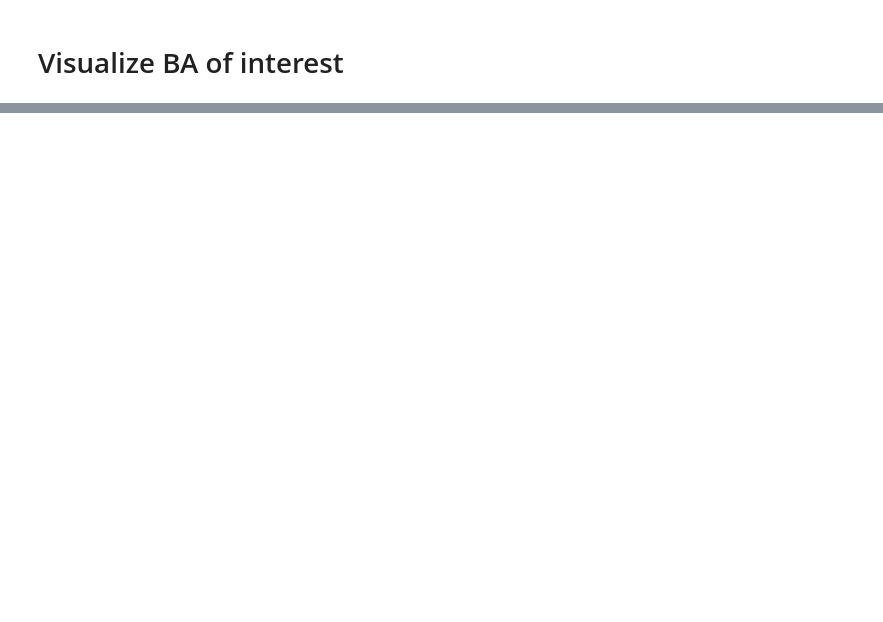
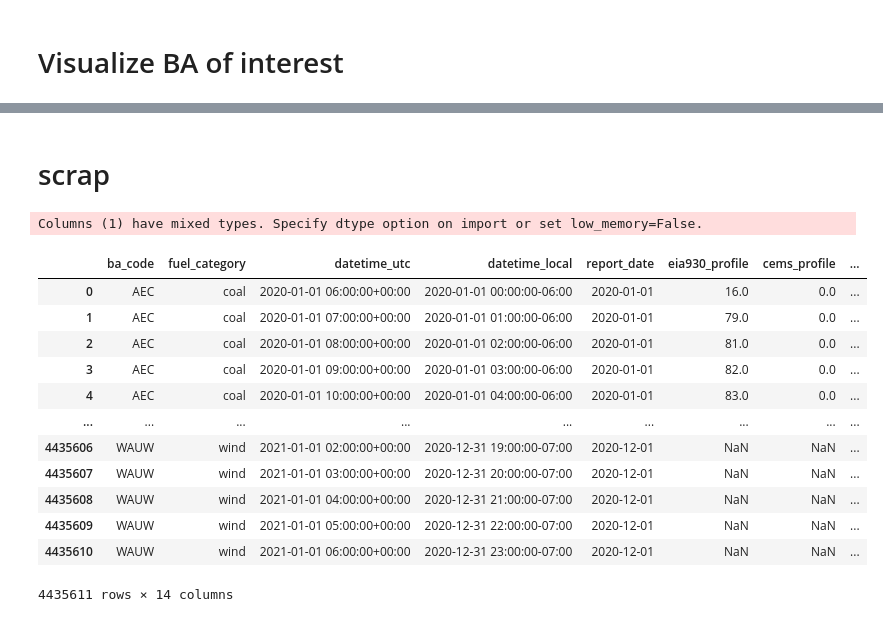
Before and after one commit to singularity-energy/open-grid-emissions, a Jupyter notebook: notebooks/hourly_validation.ipynb, the cells around one changed output, grey strips where cells are left out. Cells and saved outputs as stored; diff of their text form; code cells hidden in the pictures; blank space fills up the shorter version.

```diff
--- a/notebooks/hourly_validation.ipynb
+++ b/notebooks/hourly_validation.ipynb
@@ -193,0 +320,22 @@ response.json()['data'][-2]
+# %% [markdown]
+# scrap
+# %%
+hourly_profiles = pd.read_csv("../data/outputs/2020/hourly_profiles_2020.csv", parse_dates=["datetime_utc"])
+# %% [output]
+Columns (1) have mixed types. Specify dtype option on import or set low_memory=False.
+# %%
+hourly_profiles
+# %% [output]
+|  | ba_code | fuel_category | datetime_utc | datetime_local | report_date | eia930_profile | cems_profile | ... |
+| 0 | AEC | coal | 2020-01-01 06:00:00+00:00 | 2020-01-01 00:00:00-06:00 | 2020-01-01 | 16.0 | 0.0 | ... |
+| 1 | AEC | coal | 2020-01-01 07:00:00+00:00 | 2020-01-01 01:00:00-06:00 | 2020-01-01 | 79.0 | 0.0 | ... |
+| 2 | AEC | coal | 2020-01-01 08:00:00+00:00 | 2020-01-01 02:00:00-06:00 | 2020-01-01 | 81.0 | 0.0 | ... |
+| 3 | AEC | coal | 2020-01-01 09:00:00+00:00 | 2020-01-01 03:00:00-06:00 | 2020-01-01 | 82.0 | 0.0 | ... |
+| 4 | AEC | coal | 2020-01-01 10:00:00+00:00 | 2020-01-01 04:00:00-06:00 | 2020-01-01 | 83.0 | 0.0 | ... |
+| ... | ... | ... | ... | ... | ... | ... | ... | ... |
+| 4435606 | WAUW | wind | 2021-01-01 02:00:00+00:00 | 2020-12-31 19:00:00-07:00 | 2020-12-01 | NaN | NaN | ... |
+| 4435607 | WAUW | wind | 2021-01-01 03:00:00+00:00 | 2020-12-31 20:00:00-07:00 | 2020-12-01 | NaN | NaN | ... |
+| 4435608 | WAUW | wind | 2021-01-01 04:00:00+00:00 | 2020-12-31 21:00:00-07:00 | 2020-12-01 | NaN | NaN | ... |
+| 4435609 | WAUW | wind | 2021-01-01 05:00:00+00:00 | 2020-12-31 22:00:00-07:00 | 2020-12-01 | NaN | NaN | ... |
+| 4435610 | WAUW | wind | 2021-01-01 06:00:00+00:00 | 2020-12-31 23:00:00-07:00 | 2020-12-01 | NaN | NaN | ... |
+4435611 rows × 14 columns
```
Also changed, not shown: parts of 27 cells of this notebook.
